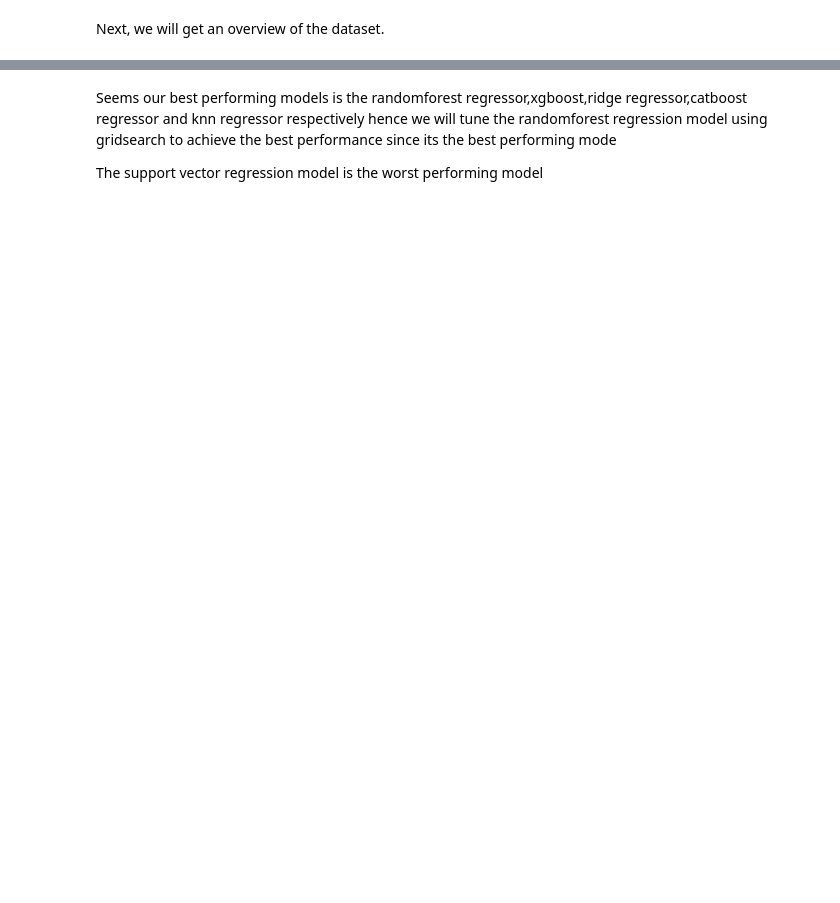
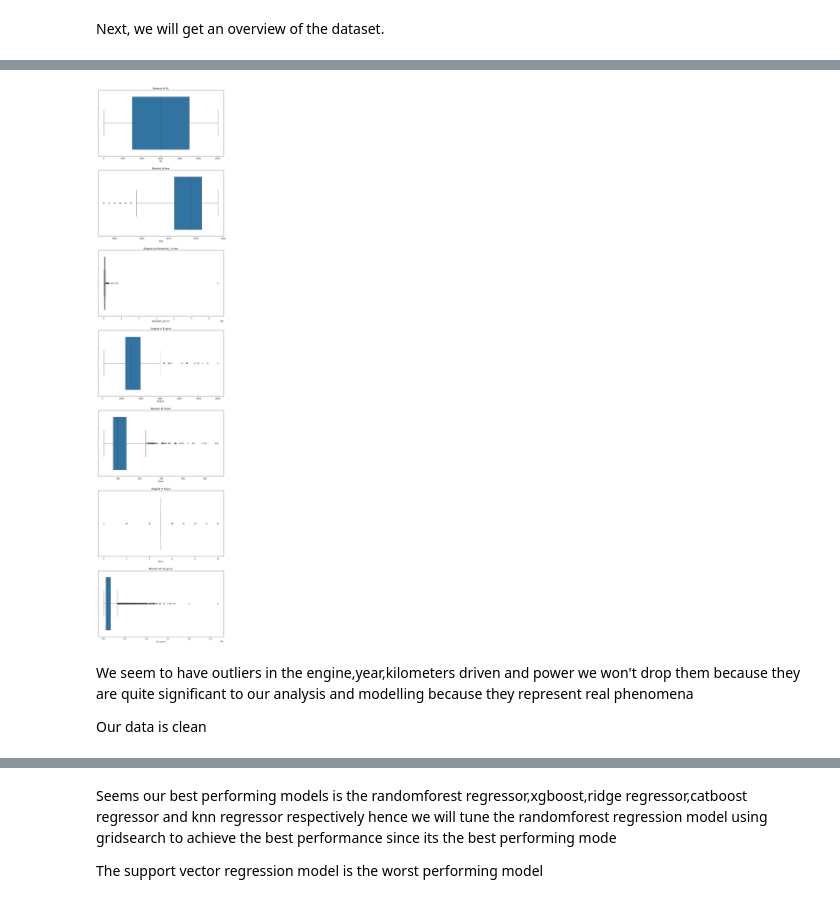
Before and after one commit to jakkkc/car_price, a Jupyter notebook: index.ipynb, the cells around one changed output, grey strips where cells are left out. Drawn from its saved outputs; the diff is of its cells as text; code cells hidden in the pictures; blank space fills up the shorter version.

```diff
--- a/index.ipynb
+++ b/index.ipynb
@@ -55,14 +126,16 @@ import pickle
 # %% [markdown]
 ## Loading Data
 # %%
+# Class for loading our data as well as offering a summary of the info of our data
 class DataLoader:
     def __init__(self, file):
         self.file = file
+        self.data = None
 
     def load_data(self):
         try:
-            df = pd.read_excel(self.file)
-            return df
+            self.data = pd.read_excel(self.file)
+            return self.data
         except FileNotFoundError:
             print(f"File not found: {self.file}")
         except pd.errors.EmptyDataError:
@@ -72,9 +145,20 @@ class DataLoader:
         except Exception as e:
             print(f"An unexpected error occurred: {e}")
 
+    def data_info(self, n=5):
+        if self.data is not None:
+            print(f"Shape: {self.data.shape}")
+            print(f"Dataframe info:")
+            self.data.info()
+            print(f"Descriptive Statistics:\n{self.data.describe()}")
+            print(f"Columns:\n{self.data.columns.tolist()}")
+            print(f"Data Types for each column:\n{self.data.dtypes}")
+            print(f"The first {n} rows:\n{self.data.head(n)}")
+        else:
+            print("Data is not loaded.")
+
+# Calling an instance of the class
+
 file = 'car_data.xlsx'
 data_loader = DataLoader(file)
 df = data_loader.load_data()
-
-if df is not None:
-    print(df.head())
@@ -490,0 +305,19 @@ Knn Regression - MAE: 426988.4850498339, MSE: 873840171044.5515, R^2: 0.74538502
+# %%
+# Plotting box plots to visualize our outlier
+numeric_columns = cleaned_df.select_dtypes(include=['number']).columns
+fig, axes = plt.subplots(nrows=len(numeric_columns), figsize=(10, 6 * len(numeric_columns)))
+for i, column in enumerate(numeric_columns):
+    ax = axes[i] if len(numeric_columns) > 1 else axes
+    sns.boxplot(x=cleaned_df[column], ax=ax)
+    ax.set_title(f'Boxplot of {column}')
+    ax.set_xlabel(column)
+
+
+plt.tight_layout(pad=3.0)
+plt.subplots_adjust(top=0.95)
+# %% [output]
+[figure, added]
+# %% [markdown]
+We seem to have outliers in the engine,year,kilometers driven and power we won't drop them because they are quite significant to our analysis and modelling because they represent real phenomena
+
+Our data is clean
```
Also changed, not shown: parts of 71 cells of this notebook, 14 other files.
